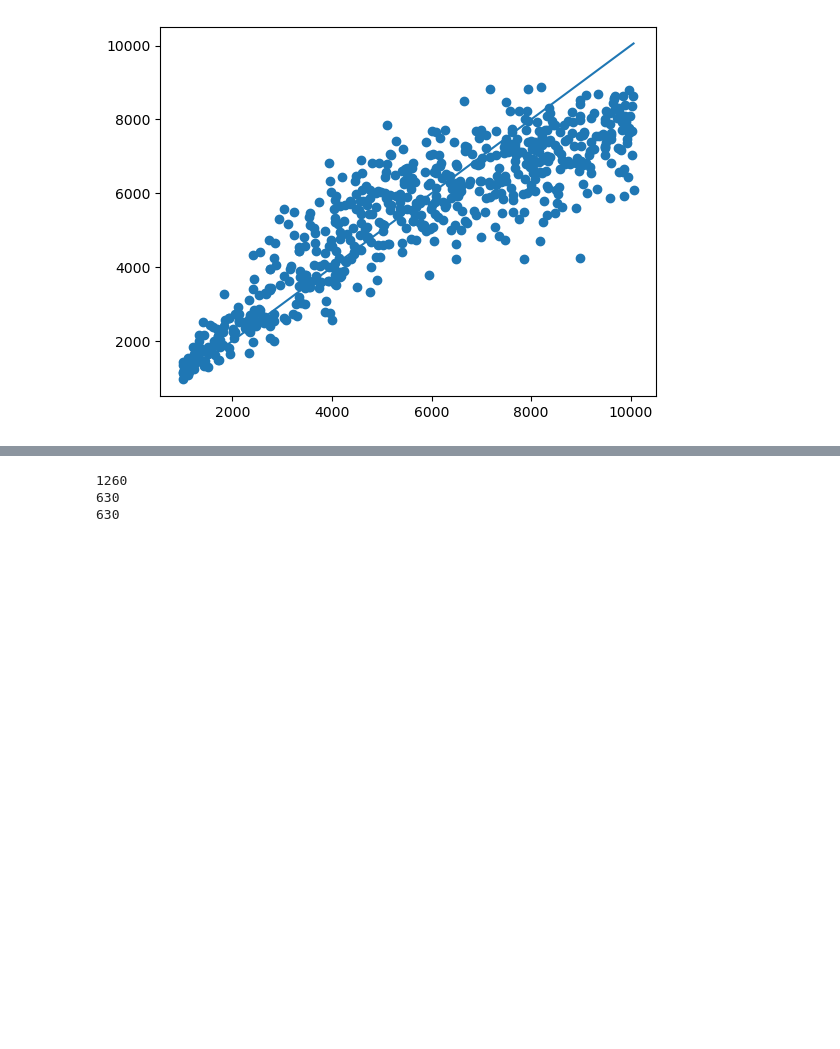
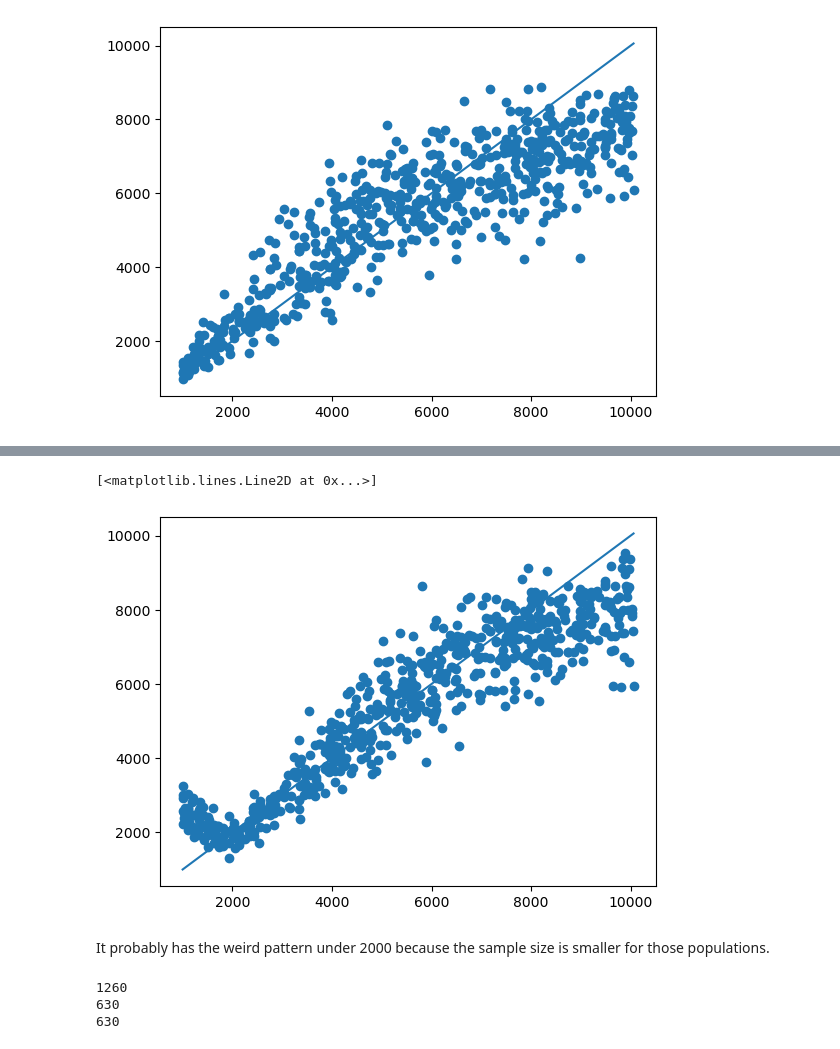
Before and after one commit to giliapatterson/spatial_ckmr, a Jupyter notebook: close_kin_slim/spaghetti_nn.ipynb, the cells around one changed output, grey strips where cells are left out. Saved outputs shown, nothing was run; the diff lists cells and outputs as text; code cells hidden in the pictures; blank space fills up the shorter version.

```diff
--- a/close_kin_slim/spaghetti_nn.ipynb
+++ b/close_kin_slim/spaghetti_nn.ipynb
@@ -274,3 +354,27 @@ plt.plot([np.min(test_truth), np.max(test_truth)], [np.min(test_truth), np.max(t
+# %%
+# Load model
+PATH = "model_bias.pt"
+model_bias = Net()
+model_bias.load_state_dict(torch.load(PATH))
+model_bias.eval()
+# %%
+torch.cuda.synchronize()
+model_cpu = model_bias.cpu()
+
+test_truth = np.empty(len(test_bias))
+test_pred = np.empty(len(test_bias))
+
+with torch.no_grad():
+    for i, (test_input, test_output) in enumerate(test_bias):
+        test_pred[i] = model_bias(test_input.unsqueeze(0))[0][0]
+        test_truth[i] = test_output[0]
+plt.scatter(test_truth, test_pred)
+plt.plot([np.min(test_truth), np.max(test_truth)], [np.min(test_truth), np.max(test_truth)])
+# %% [output]
+[<matplotlib.lines.Line2D at 0x...>]
+[figure, added]
+# %% [markdown]
+It probably has the weird pattern under 2000 because the sample size is smaller for those populations.
 # %%
 # Train on just the spaghetti plots and see if it does just as well (it should)
 class KinOnlyDataset(Dataset):
```
Also changed, not shown: parts of 8 cells of this notebook, 1 other file.
